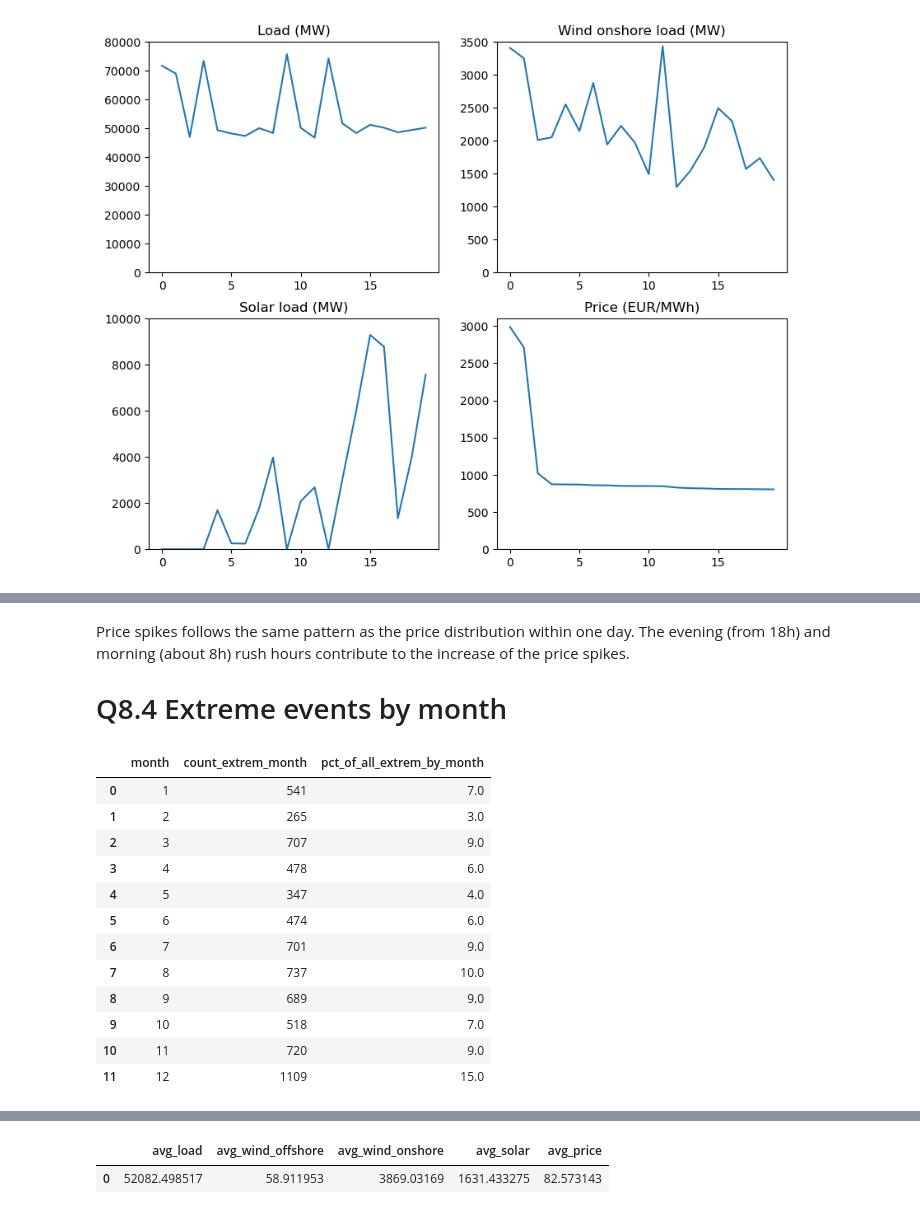
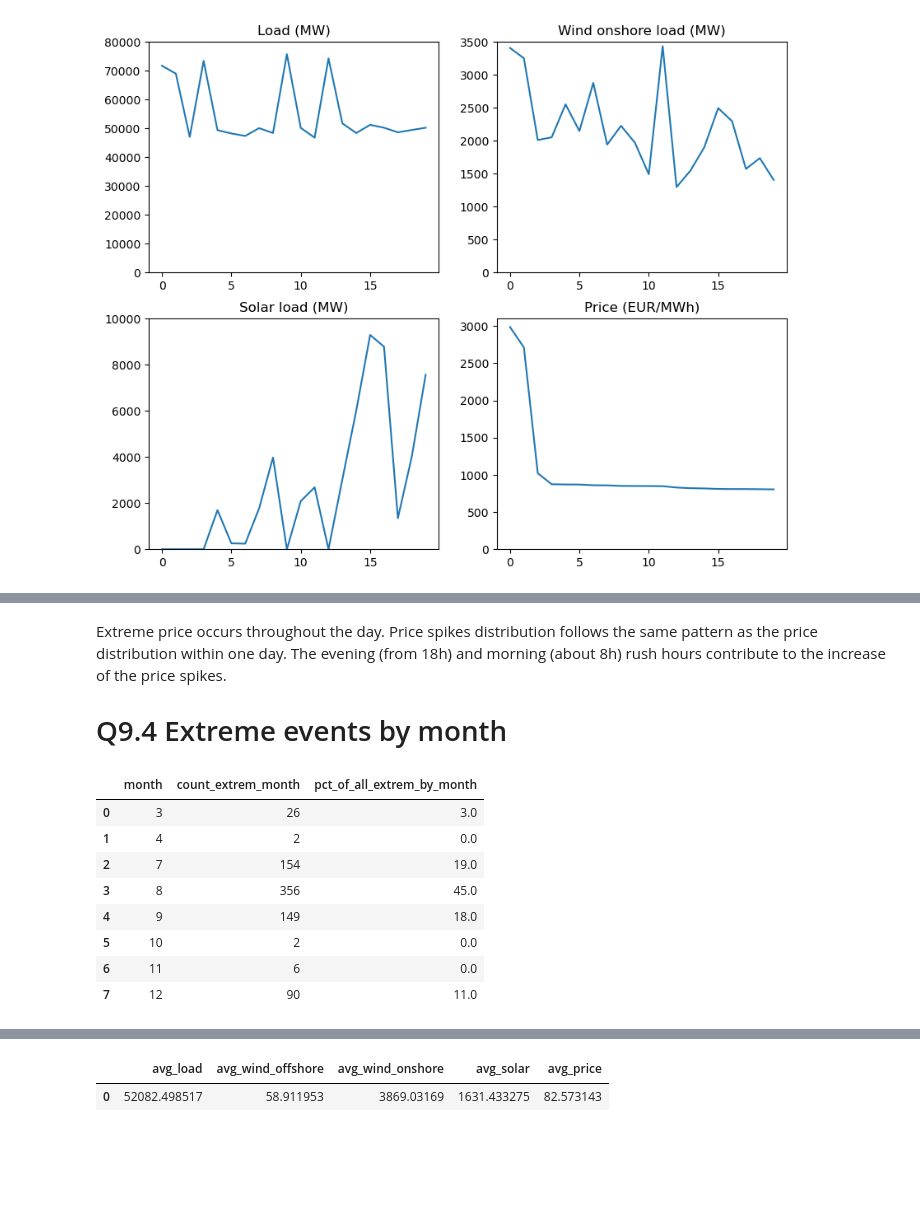
Before and after one commit to LisaBianConti/electricity-price-forecasting, a Jupyter notebook: sql/sql_analysis.ipynb, the cells around one changed output, grey strips where cells are left out. Saved outputs shown, nothing was run; the diff lists cells and outputs as text; code cells hidden in the pictures; blank space fills up the shorter version.

```diff
--- a/sql/sql_analysis.ipynb
+++ b/sql/sql_analysis.ipynb
@@ -312,20 +303,16 @@ plt.show()
 # %% [markdown]
-Price spikes follows the same pattern as the price distribution within one day. The evening (from 18h) and morning (about 8h) rush hours contribute to the increase of the price spikes.
-# Q8.4 Extreme events by month
+Extreme price occurs throughout the day. Price spikes distribution follows the same pattern as the price distribution within one day. The evening (from 18h) and morning (about 8h) rush hours contribute to the increase of the price spikes.
+# Q9.4 Extreme events by month
 # %%
-df_extrem_by_month = run_query(queries[10], conn)
+df_extrem_by_month = run_query(queries[12], conn)
 df_extrem_by_month
 # %% [output]
 |  | month | count_extrem_month | pct_of_all_extrem_by_month |
-| 0 | 1 | 541 | 7.0 |
-| 1 | 2 | 265 | 3.0 |
-| 2 | 3 | 707 | 9.0 |
-| 3 | 4 | 478 | 6.0 |
-| 4 | 5 | 347 | 4.0 |
-| 5 | 6 | 474 | 6.0 |
-| 6 | 7 | 701 | 9.0 |
-| 7 | 8 | 737 | 10.0 |
-| 8 | 9 | 689 | 9.0 |
-| 9 | 10 | 518 | 7.0 |
-| 10 | 11 | 720 | 9.0 |
-| 11 | 12 | 1109 | 15.0 |
+| 0 | 3 | 26 | 3.0 |
+| 1 | 4 | 2 | 0.0 |
+| 2 | 7 | 154 | 19.0 |
+| 3 | 8 | 356 | 45.0 |
+| 4 | 9 | 149 | 18.0 |
+| 5 | 10 | 2 | 0.0 |
+| 6 | 11 | 6 | 0.0 |
+| 7 | 12 | 90 | 11.0 |
```
Also changed, not shown: parts of 31 cells of this notebook.
